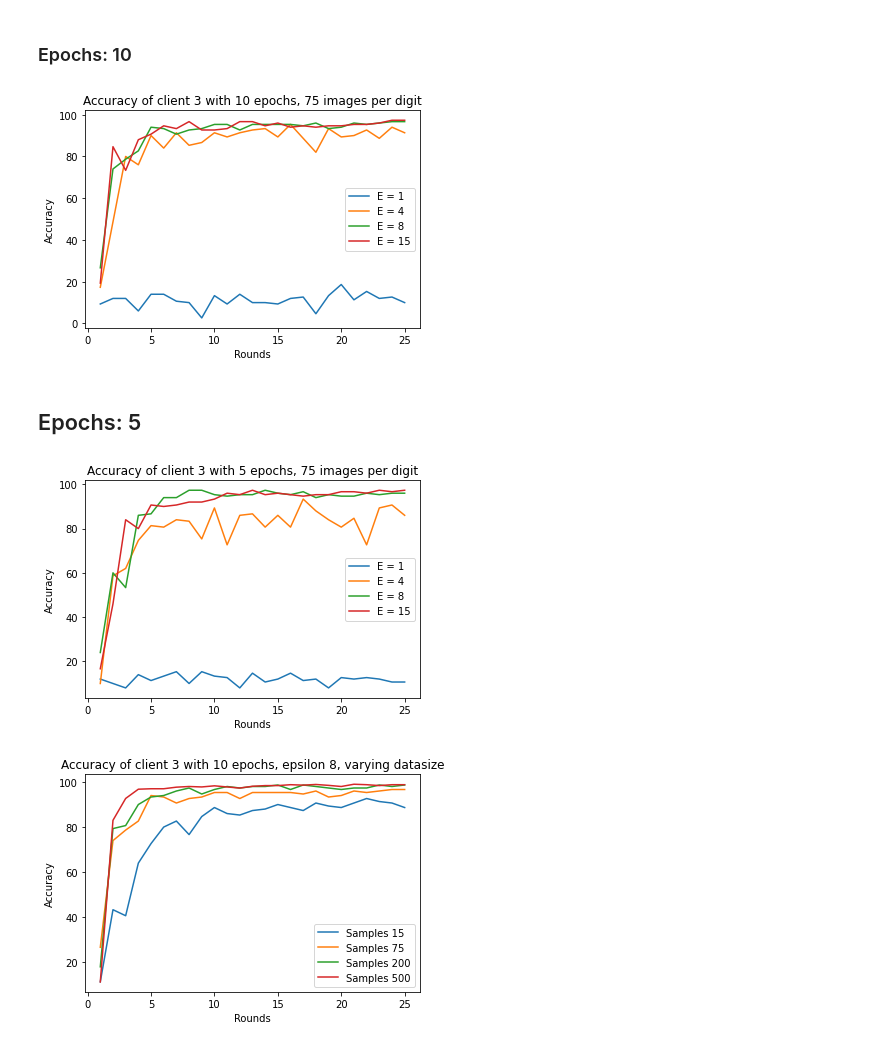
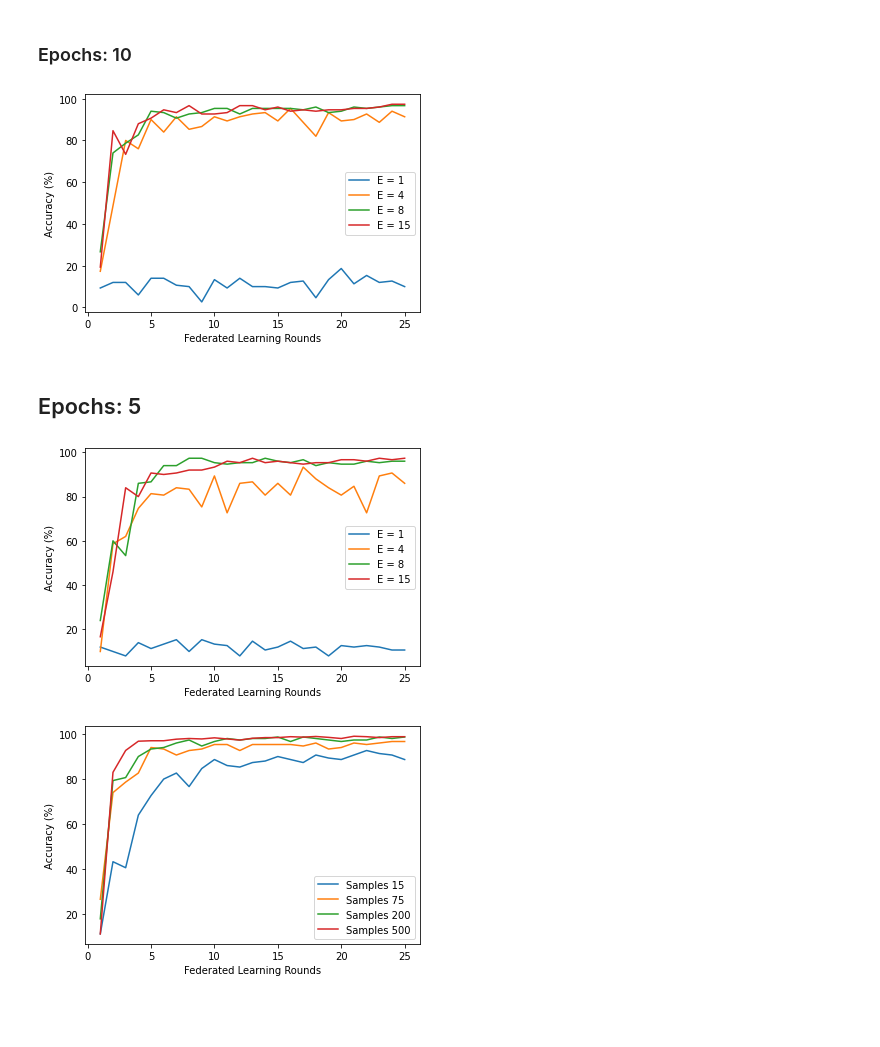
Before and after one commit to saptarshidec/LDP-FL-Blockchain, a Jupyter notebook: testapp/results.ipynb, the cells around one changed output. Cells and saved outputs as stored; diff of their text form; code cells hidden in the pictures; blank space fills up the shorter version.

Commit message:
Added v5_rounds

```diff
--- a/testapp/results.ipynb
+++ b/testapp/results.ipynb
@@ -216,21 +216,21 @@ for i in n_10_e_diff_acc:
 # %%
 import matplotlib.pyplot as plt
 import numpy as np
 from matplotlib.pyplot import figure
 
 for i in range(3):
     plt.clf()
     plt.plot(rounds, n_10_e_1_acc_client[i], label='E = 1')
     plt.plot(rounds, n_10_e_4_acc_client[i], label='E = 4')
     plt.plot(rounds, n_10_e_8_acc_client[i], label='E = 8')
     plt.plot(rounds, n_10_e_15_acc_client[i], label='E = 15')
     plt.legend()
-    plt.xlabel('Rounds')
-    plt.ylabel('Accuracy')
-    plt.title('Accuracy of client {} with 10 epochs, 75 images per digit'.format(i+1))
+    plt.xlabel('Federated Learning Rounds')
+    plt.ylabel('Accuracy (%)')
+
     plt.savefig('./results/client{}_10_epochs_75_images_vary_epsilon.png'.format(i+1))
 # %% [output]
-[figure, old version]
+[figure, new version]
 # %% [markdown]
 ## Epochs: 5
 # %%
@@ -383,12 +383,12 @@ for i in range(3):
     plt.plot(rounds, n_5_e_8_acc_client[i], label='E = 8')
     plt.plot(rounds, n_5_e_15_acc_client[i], label='E = 15')
     plt.legend()
-    plt.xlabel('Rounds')
-    plt.ylabel('Accuracy')
-    plt.title('Accuracy of client {} with 5 epochs, 75 images per digit'.format(i+1))
+    plt.xlabel('Federated Learning Rounds')
+    plt.ylabel('Accuracy (%)')
+
     plt.savefig('./results/client{}_5_epochs_75_images_vary_epsilon.png'.format(i+1))
 # %% [output]
-[figure, old version]
+[figure, new version]
 # %%
 # epoches: 10, epsilon: 8
 n_10_e_8_i_15_acc = [
@@ -491,12 +491,12 @@ for i in range(3):
     plt.plot(rounds, n_10_e_8_i_200_acc_client[i], label='Samples 200')
     plt.plot(rounds, n_10_e_8_i_500_acc_client[i], label='Samples 500')
     plt.legend()
-    plt.xlabel('Rounds')
-    plt.ylabel('Accuracy')
-    plt.title('Accuracy of client {} with 10 epochs, epsilon 8, varying datasize'.format(i+1))
+    plt.xlabel('Federated Learning Rounds')
+    plt.ylabel('Accuracy (%)')
+
     plt.savefig('./results/client{}_10_epochs_8_epsilon_vary_datasize.png'.format(i+1))
 # %% [output]
-[figure, old version]
+[figure, new version]
 # %%
 # epoches: 1, images_per_digit: 15, epsilon: 8
 
```
Also changed, not shown: parts of 4 cells of this notebook, 26 other files.
